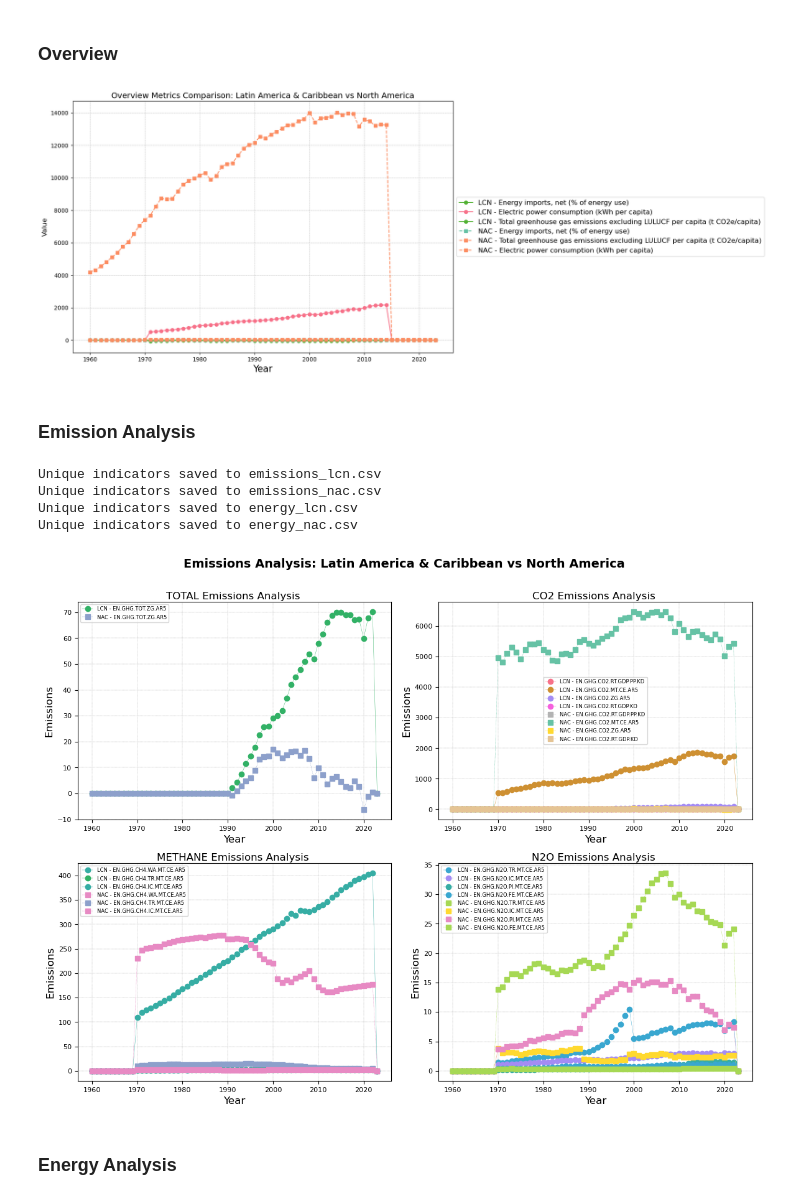
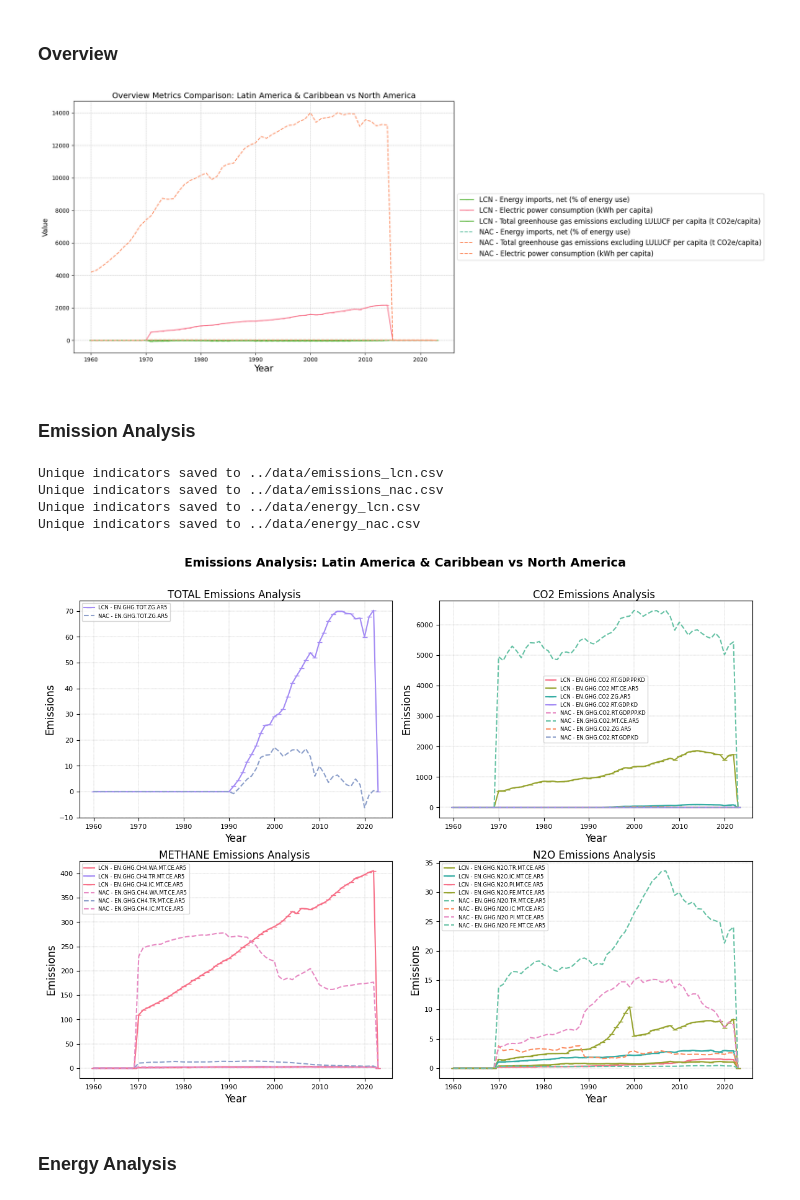
Before and after one commit to Crazz-Zaac/made-template, a Jupyter notebook: project/final_report.ipynb, the cells around one changed output. Cells and saved outputs as stored; diff of their text form; code cells hidden in the pictures.

```diff
--- a/project/final_report.ipynb
+++ b/project/final_report.ipynb
@@ -112,7 +112,7 @@ energy_nac = {
    'nuclear': nac_df[nac_df['IndicatorCode'].isin(energy_analysis['nuclear'])]
 }
 # %%
-def write_source_notes(data, filename="source_notes.txt"):
+def write_source_notes(data, filename="../data/source_notes.txt"):
     """Write source notes for each indicator to a file."""
     with open(filename, "w", encoding="utf-8") as f:
         f.write("Source Notes for Indicators\n")
@@ -193,8 +193,8 @@ def plot_emissions_comparison(
     ]
 
     # Create color palettes for both datasets
-    lcn_palette = sns.color_palette("husl", 8)
-    nac_palette = sns.color_palette("Set2", 8)
+    lcn_palette = sns.color_palette("husl", len(emissions_lcn_clean))
+    nac_palette = sns.color_palette("Set2", len(emissions_nac_clean))
 
     # Plot each type of emission
     for idx, (emission_type, lcn_df) in enumerate(emissions_lcn_clean.items()):
@@ -213,8 +213,8 @@ def plot_emissions_comparison(
             axes[idx].plot(
                 x_values,
                 y_values,
-                "o-",
-                linewidth=0.3,
+                "_-",
+                linewidth=1.5,
                 color=lcn_palette[i % len(lcn_palette)],
                 label=f'LCN - {row["IndicatorCode"]}',
             )
@@ -226,8 +226,8 @@ def plot_emissions_comparison(
             axes[idx].plot(
                 x_values,
                 y_values,
-                "s--",
-                linewidth=0.3,
+                "--",
+                linewidth=1.5,
                 color=nac_palette[i % len(nac_palette)],
                 label=f'NAC - {row["IndicatorCode"]}',
             )
@@ -252,6 +252,7 @@ def plot_emissions_comparison(
         fontweight="bold",
         y=0.95,
     )
+    plt.tight_layout()
     plt.savefig(output_path, format="pdf", bbox_inches="tight", pad_inches=0.5)
     plt.show()
 # %% [markdown]
@@ -328,9 +329,9 @@ def plot_overview_comparison(
     plt.show()
 # %%
 # Plot overview comparison
-plot_overview_comparison(overview_lcn, overview_nac, output_path="overview_comparison.pdf")
+plot_overview_comparison(overview_lcn, overview_nac, output_path="../data/overview_comparison.pdf")
 # %% [output]
-[figure, old version]
+[figure, new version]
 # %% [markdown]
 ### Emission Analysis
 # %%
@@ -347,26 +348,26 @@ def save_unique_indicators_to_csv(data_dict, output_file):
     unique_indicators.to_csv(output_file, index=False)
     print(f"Unique indicators saved to {output_file}")
 
-save_unique_indicators_to_csv(emissions_lcn, "emissions_lcn.csv")
-save_unique_indicators_to_csv(emissions_nac, "emissions_nac.csv")
-save_unique_indicators_to_csv(energy_lcn, "energy_lcn.csv")
-save_unique_indicators_to_csv(energy_nac, "energy_nac.csv")
+save_unique_indicators_to_csv(emissions_lcn, "../data/emissions_lcn.csv")
+save_unique_indicators_to_csv(emissions_nac, "../data/emissions_nac.csv")
+save_unique_indicators_to_csv(energy_lcn, "../data/energy_lcn.csv")
+save_unique_indicators_to_csv(energy_nac, "../data/energy_nac.csv")
 # %% [output]
-Unique indicators saved to emissions_lcn.csv
-Unique indicators saved to emissions_nac.csv
-Unique indicators saved to energy_lcn.csv
-Unique indicators saved to energy_nac.csv
+Unique indicators saved to ../data/emissions_lcn.csv
+Unique indicators saved to ../data/emissions_nac.csv
+Unique indicators saved to ../data/energy_lcn.csv
+Unique indicators saved to ../data/energy_nac.csv
 # %%
 plot_emissions_comparison(
     emissions_lcn,
     emissions_nac,
     plot_title="Emissions Analysis",
     row_spacing=0.2,
     col_spacing=0.15,
-    output_path="emissions_comparison.pdf",
+    output_path="../data/emissions_comparison.pdf",
 )
 # %% [output]
-[figure, old version]
+[figure, new version]
 # %% [markdown]
 ### Energy Analysis
 # %%
```
Also changed, not shown: parts of 2 cells of this notebook, 1 other file.
